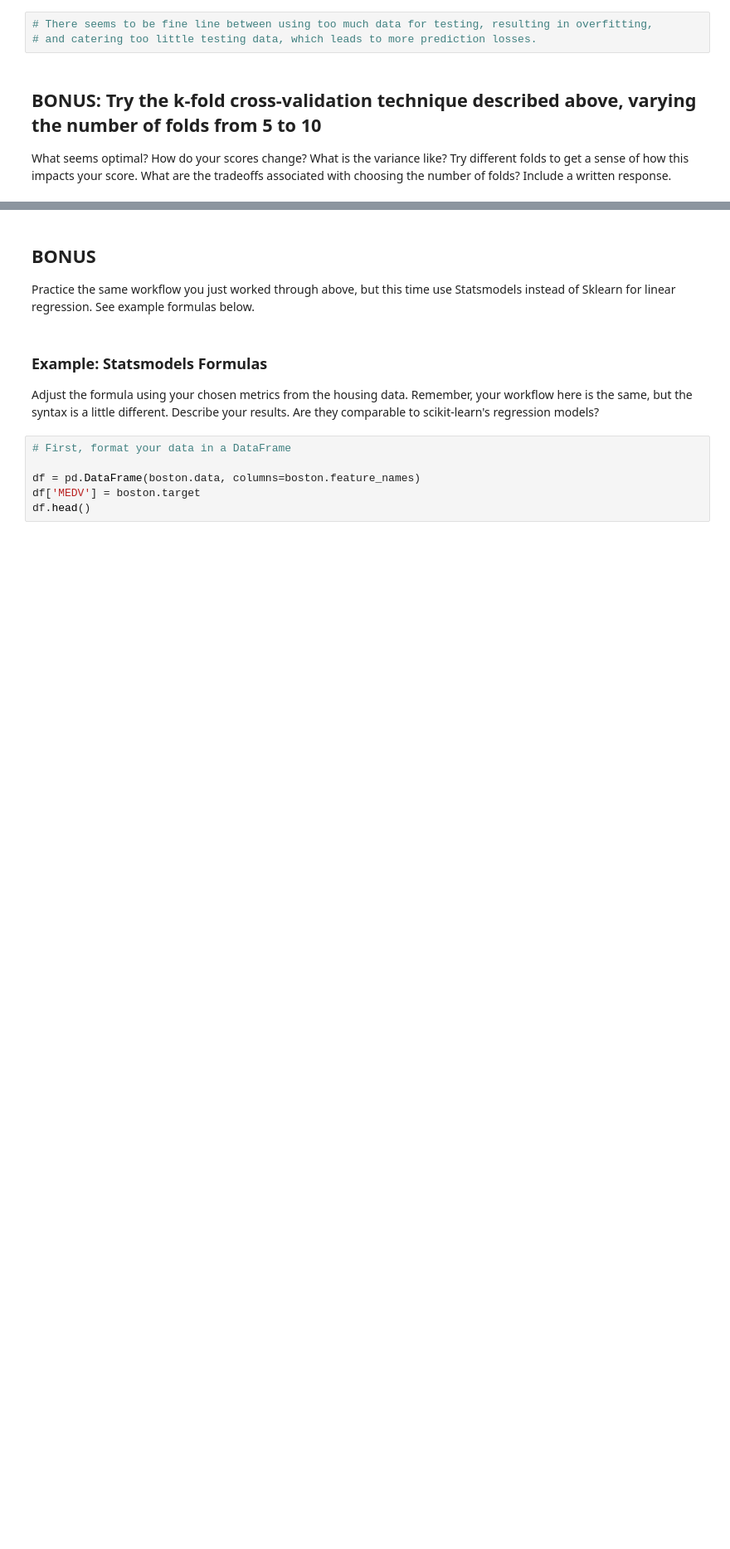
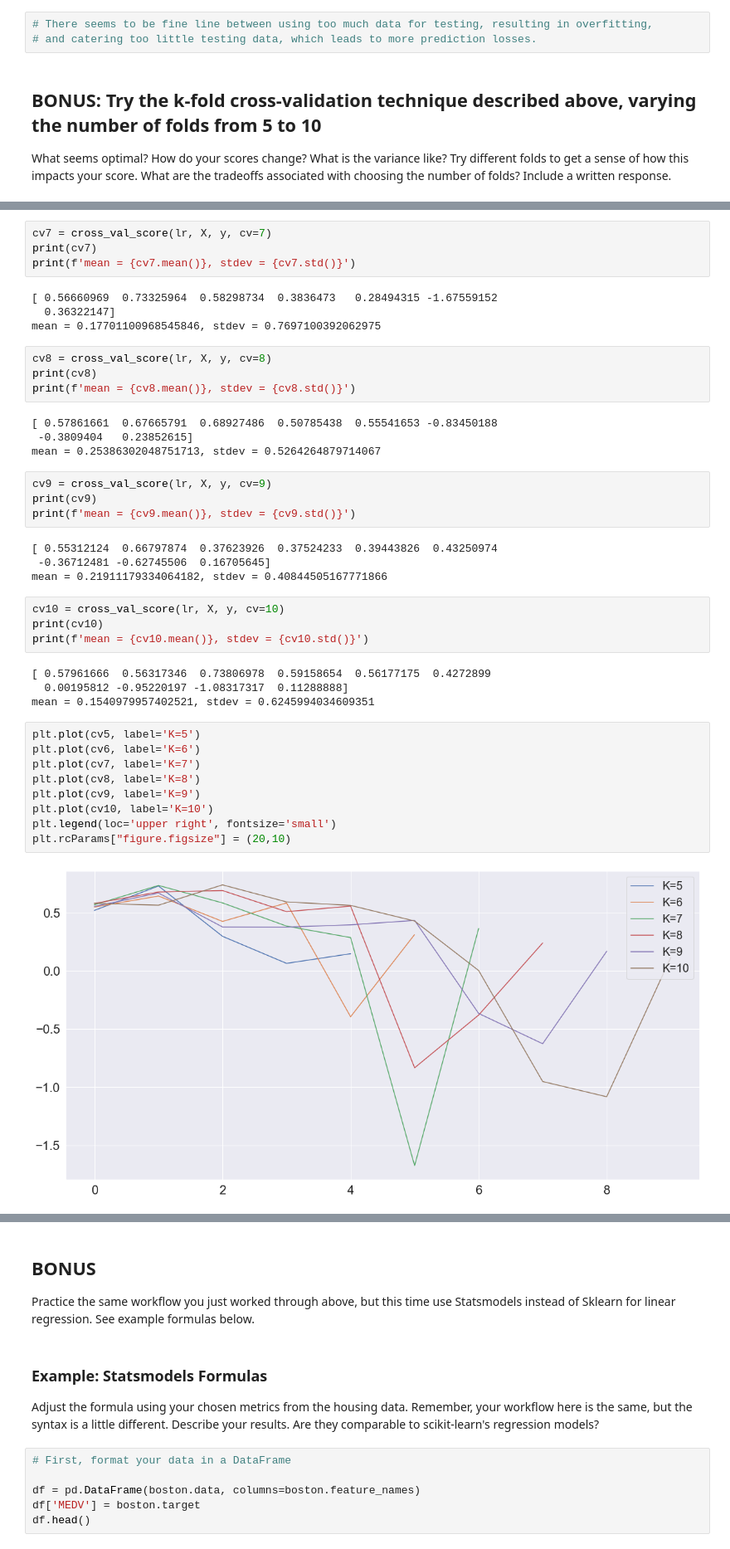
Before and after one commit to scaredykitcat/DATR-Projects, a Jupyter notebook: project3-housing-data/linreg-no-knn/project-linreg-no-knn.ipynb, the cells around one changed output, grey strips where cells are left out. Shown at 83% size. Drawn from its saved outputs; the diff is of its cells as text; blank space fills up the shorter version.

```diff
--- a/project3-housing-data/linreg-no-knn/project-linreg-no-knn.ipynb
+++ b/project3-housing-data/linreg-no-knn/project-linreg-no-knn.ipynb
@@ -420,0 +437,43 @@ What seems optimal? How do your scores change? What is the variance like? Try di
+# %%
+cv7 = cross_val_score(lr, X, y, cv=7)
+print(cv7)
+print(f'mean = {cv7.mean()}, stdev = {cv7.std()}')
+# %% [output]
+[ 0.56660969  0.73325964  0.58298734  0.3836473   0.28494315 -1.67559152
+  0.36322147]
+mean = 0.17701100968545846, stdev = 0.7697100392062975
+# %%
+cv8 = cross_val_score(lr, X, y, cv=8)
+print(cv8)
+print(f'mean = {cv8.mean()}, stdev = {cv8.std()}')
+# %% [output]
+[ 0.57861661  0.67665791  0.68927486  0.50785438  0.55541653 -0.83450188
+ -0.3809404   0.23852615]
+mean = 0.25386302048751713, stdev = 0.5264264879714067
+# %%
+cv9 = cross_val_score(lr, X, y, cv=9)
+print(cv9)
+print(f'mean = {cv9.mean()}, stdev = {cv9.std()}')
+# %% [output]
+[ 0.55312124  0.66797874  0.37623926  0.37524233  0.39443826  0.43250974
+ -0.36712481 -0.62745506  0.16705645]
+mean = 0.21911179334064182, stdev = 0.40844505167771866
+# %%
+cv10 = cross_val_score(lr, X, y, cv=10)
+print(cv10)
+print(f'mean = {cv10.mean()}, stdev = {cv10.std()}')
+# %% [output]
+[ 0.57961666  0.56317346  0.73806978  0.59158654  0.56177175  0.4272899
+  0.00195812 -0.95220197 -1.08317317  0.11288888]
+mean = 0.1540979957402521, stdev = 0.6245994034609351
+# %%
+plt.plot(cv5, label='K=5')
+plt.plot(cv6, label='K=6')
+plt.plot(cv7, label='K=7')
+plt.plot(cv8, label='K=8')
+plt.plot(cv9, label='K=9')
+plt.plot(cv10, label='K=10')
+plt.legend(loc='upper right', fontsize='small')
+plt.rcParams["figure.figsize"] = (20,10)
+# %% [output]
+[figure, added]
```
Also changed, not shown: parts of 5 cells of this notebook.
